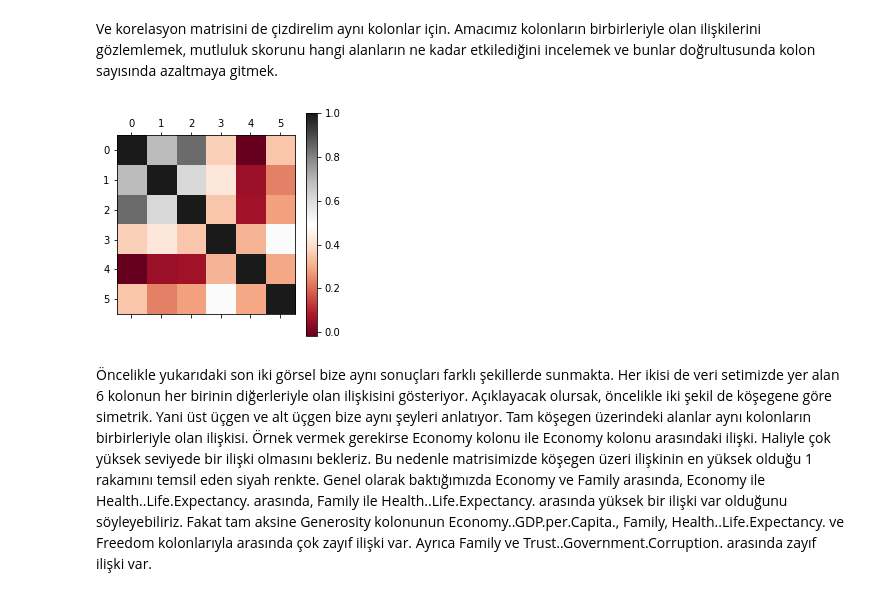
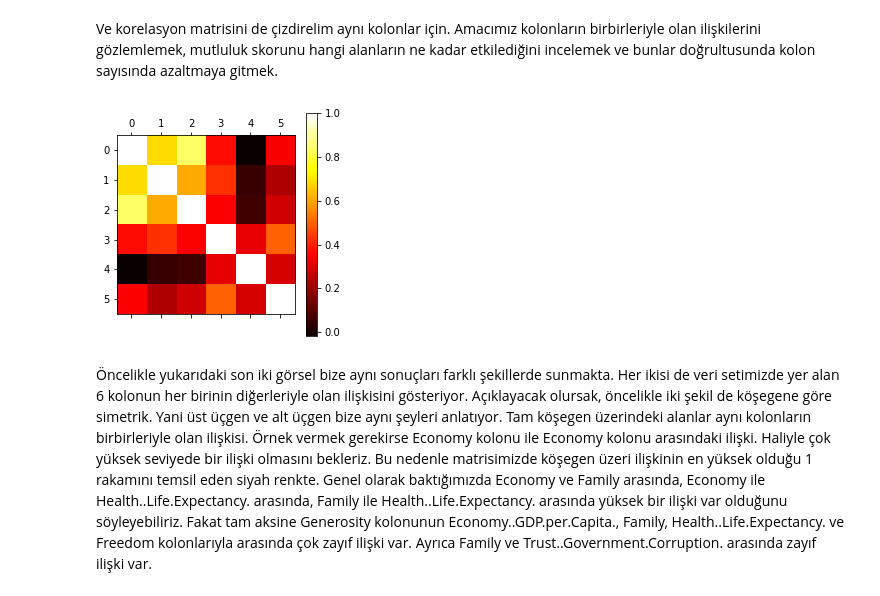
Before and after one commit to makdogann/happscr, a Jupyter notebook: happinesrank_2017 (1).ipynb, the cells around one changed output. Saved outputs shown, nothing was run; the diff lists cells and outputs as text; code cells hidden in the pictures.

```diff
--- a/happinesrank_2017 (1).ipynb
+++ b/happinesrank_2017 (1).ipynb
@@ -66,7 +66,7 @@ columns1=[*range(5,11)]
 columns2=[0,*range(5,11)]
 dataset1=dataset.iloc[:,columns1].values
 dataset2=dataset.iloc[:,columns2]
-dataset1=dataset.iloc[:,columns1].values
+dataset3=dataset.iloc[:,columns1]
 # %% [markdown]
 Veri setimizin içeriğini, detaylarını göstermek için describe ile kolon bazlı detaylandıralım.
 # %%
@@ -504,12 +595,11 @@ son.head()
 Ve korelasyon matrisini de çizdirelim aynı kolonlar için. Amacımız kolonların birbirleriyle olan ilişkilerini gözlemlemek, mutluluk skorunu hangi alanların ne kadar etkilediğini incelemek ve bunlar doğrultusunda kolon sayısında azaltmaya gitmek.
 # %%
 from pandas import DataFrame
-son=dataset.iloc[:,columns1]
-plt.matshow(DataFrame.corr(son), cmap='RdGy')
+plt.matshow(DataFrame.corr(dataset3), cmap='hot')
 plt.colorbar()
 plt.show()
 # %% [output]
-[figure, old version]
+[figure, new version]
 # %% [markdown]
 Öncelikle yukarıdaki son iki görsel bize aynı sonuçları farklı şekillerde sunmakta. Her ikisi de veri setimizde yer alan 6 kolonun her birinin diğerleriyle olan ilişkisini gösteriyor. Açıklayacak olursak, öncelikle iki şekil de köşegene göre simetrik. Yani üst üçgen ve alt üçgen bize aynı şeyleri anlatıyor. Tam köşegen üzerindeki alanlar aynı kolonların birbirleriyle olan ilişkisi. Örnek vermek gerekirse Economy kolonu ile Economy kolonu arasındaki ilişki. Haliyle çok yüksek seviyede bir ilişki olmasını bekleriz. Bu nedenle matrisimizde köşegen üzeri ilişkinin en yüksek olduğu 1 rakamını temsil eden siyah renkte. Genel olarak baktığımızda Economy ve Family arasında, Economy ile Health..Life.Expectancy. arasında, Family ile Health..Life.Expectancy. arasında yüksek bir ilişki var olduğunu söyleyebiliriz. Fakat tam aksine Generosity kolonunun Economy..GDP.per.Capita., Family, Health..Life.Expectancy. ve Freedom kolonlarıyla arasında çok zayıf ilişki var. Ayrıca Family ve Trust..Government.Corruption. arasında zayıf ilişki var.
 # %% [markdown]
```
Also changed, not shown: parts of 35 cells of this notebook.
